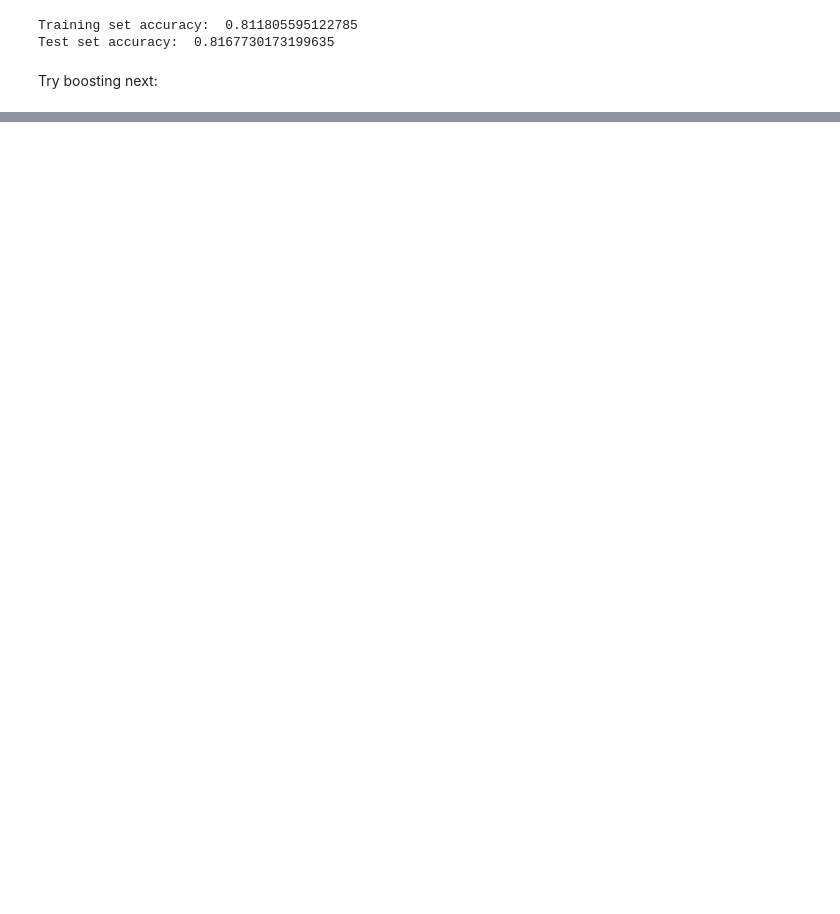
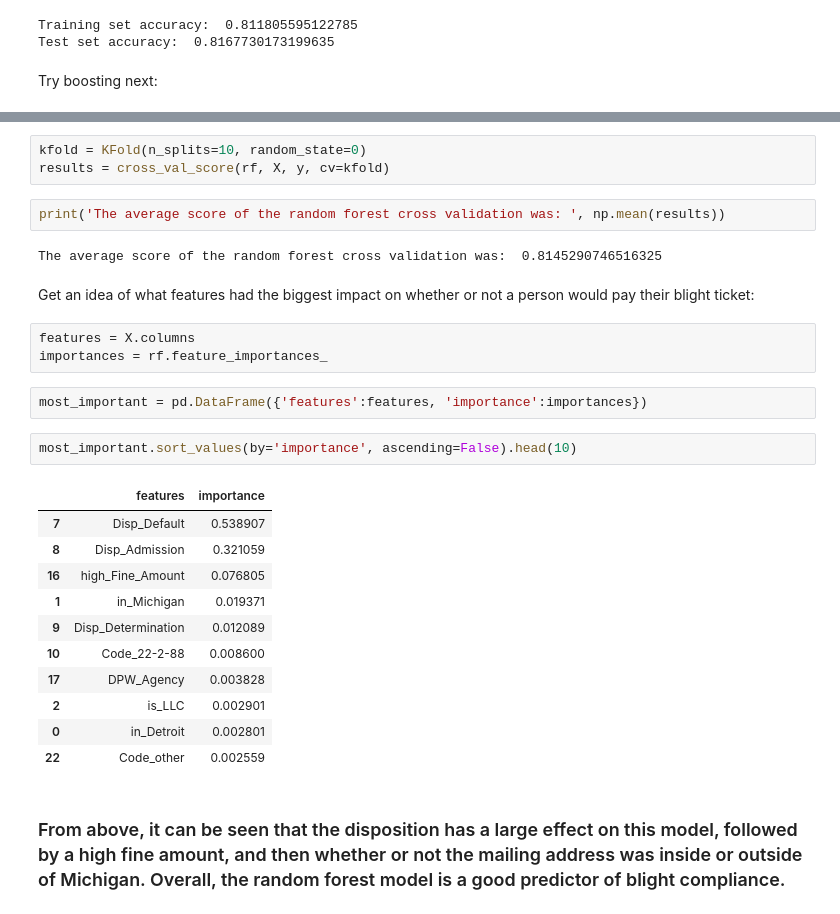
Before and after one commit to jpbarret13/Manhattan_Data_Analysis, a Jupyter notebook: Blight Data Analysis.ipynb, the cells around one changed output, grey strips where cells are left out. Saved outputs shown, nothing was run; the diff lists cells and outputs as text; blank space fills up the shorter version.

```diff
--- a/Blight Data Analysis.ipynb
+++ b/Blight Data Analysis.ipynb
@@ -316,0 +343,30 @@ Test set accuracy:  0.8217866909753874
+# %%
+kfold = KFold(n_splits=10, random_state=0)
+results = cross_val_score(rf, X, y, cv=kfold)
+# %%
+print('The average score of the random forest cross validation was: ', np.mean(results))
+# %% [output]
+The average score of the random forest cross validation was:  0.8145290746516325
+# %% [markdown]
+Get an idea of what features had the biggest impact on whether or not a person would pay their blight ticket:
+# %%
+features = X.columns
+importances = rf.feature_importances_
+# %%
+most_important = pd.DataFrame({'features':features, 'importance':importances})
+# %%
+most_important.sort_values(by='importance', ascending=False).head(10)
+# %% [output]
+|  | features | importance |
+| 7 | Disp_Default | 0.538907 |
+| 8 | Disp_Admission | 0.321059 |
+| 16 | high_Fine_Amount | 0.076805 |
+| 1 | in_Michigan | 0.019371 |
+| 9 | Disp_Determination | 0.012089 |
+| 10 | Code_22-2-88 | 0.008600 |
+| 17 | DPW_Agency | 0.003828 |
+| 2 | is_LLC | 0.002901 |
+| 0 | in_Detroit | 0.002801 |
+| 22 | Code_other | 0.002559 |
+# %% [markdown]
+### From above, it can be seen that the disposition has a large effect on this model, followed by a high fine amount, and then whether or not the mailing address was inside or outside of Michigan. Overall, the random forest model is a good predictor of blight compliance.
```
Also changed, not shown: parts of 12 cells of this notebook.
